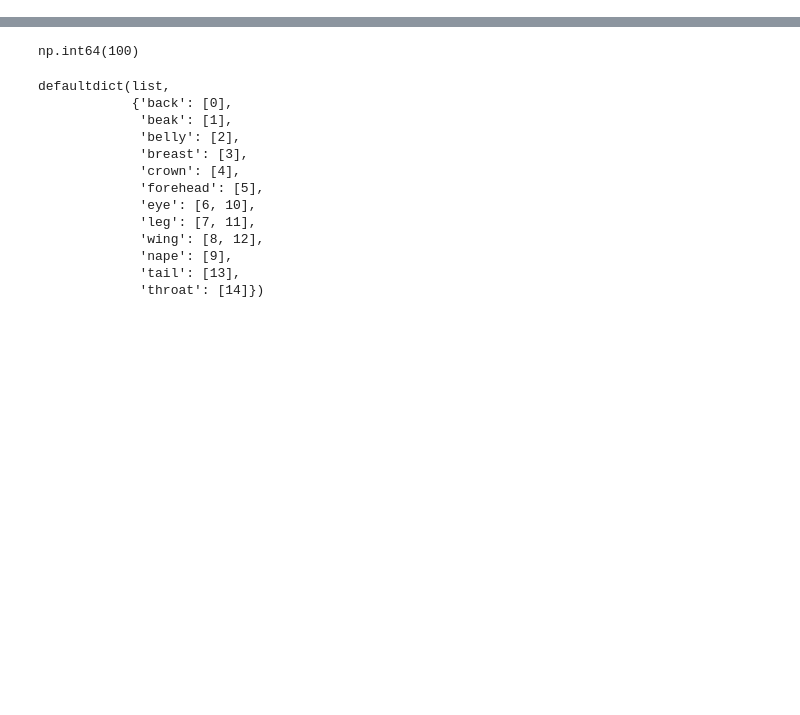
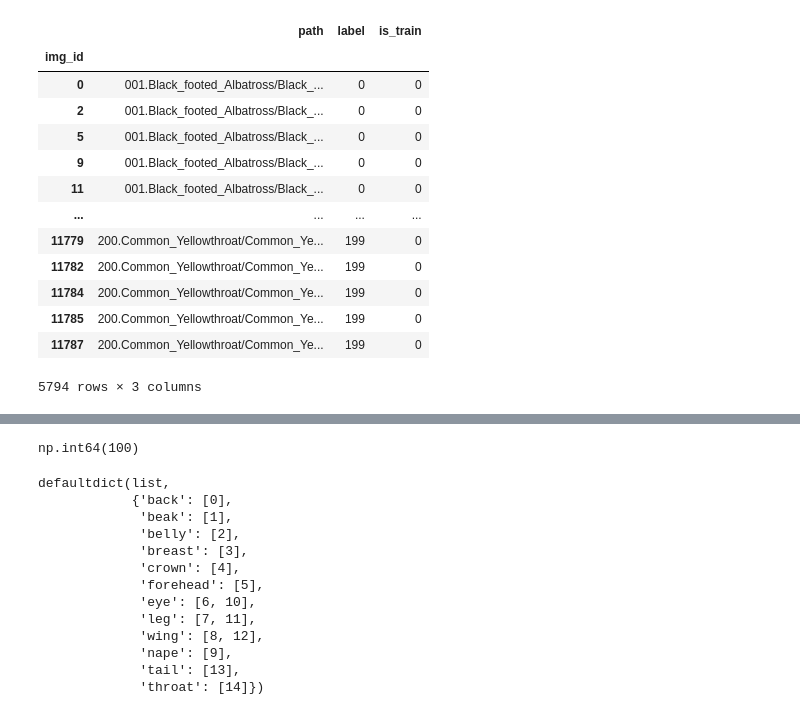
Before and after one commit to zijizhu/cbm-loc-enhance, a Jupyter notebook: Patch_Drop.ipynb, the cells around one changed output, grey strips where cells are left out. Cells and saved outputs as stored; diff of their text form; code cells hidden in the pictures; blank space fills up the shorter version.

```diff
--- a/Patch_Drop.ipynb
+++ b/Patch_Drop.ipynb
@@ -155,11 +154,5 @@ class CUBConceptDataset(Dataset):
         return im_pt, label, attr
 # %%
 dataset = CUBConceptDataset(data_root=os.path.expanduser("~/Developer/Research/datasets/"), drop_attribute_index=1)
-print(len(dataset))
-all_sample_attrs = []
-for i in tqdm(range(len(dataset))):
-    _, _, attr = dataset[i]
-    all_sample_attrs.append(attr)
-
-torch.stack(all_sample_attrs)
+dataset.samples_df
 # %% [output]
@@ -182 +173,51 @@ tensor([[0, 1, 0,  ..., 0, 0, 0],
+# %%
+label2attr = dict()
+with open(Path("data") / "CUB" / "class_attr_data_10" / "train.pkl", "rb") as fp:
+    train_attribute_anns = pkl.load(fp)
+
+for ann in train_attribute_anns:
+    label, attribute_vector = ann["class_label"], ann["attribute_label"]
+    if label not in label2attr:
+        label2attr[label] = attribute_vector
+
+attributes = torch.tensor([label2attr[i] for i in range(len(label2attr))], dtype=torch.long)
+
+data_root = os.path.expanduser("~/Developer/Research/datasets/")
+images_df = pd.read_csv(
+    Path(data_root) / "CUB_200_2011" / "images.txt",
+    header=None,
+    delimiter=" ",
+    names=["img_id", "path"],
+    usecols=[0, 1],
+    index_col=0
+)
+splits_df = pd.read_csv(
+    Path(data_root) / "CUB_200_2011" / "train_test_split.txt",
+    header=None,
+    delimiter=" ",
+    names=["img_id", "is_train"],
+    usecols=[0, 1],
+    index_col=0
+)
+images_df.index = images_df.index - 1
+splits_df.index = splits_df.index - 1
+images_df["label"] = images_df["path"].str.split(".").str[0].astype(int) - 1
+samples_df = pd.concat([images_df, splits_df], axis=1)
+samples_df = samples_df.loc[samples_df["is_train"] == 0]
+samples_df
+# %% [output]
+|  | path | label | is_train |
+| img_id |  |  |  |
+| 0 | 001.Black_footed_Albatross/Black_... | 0 | 0 |
+| 2 | 001.Black_footed_Albatross/Black_... | 0 | 0 |
+| 5 | 001.Black_footed_Albatross/Black_... | 0 | 0 |
+| 9 | 001.Black_footed_Albatross/Black_... | 0 | 0 |
+| 11 | 001.Black_footed_Albatross/Black_... | 0 | 0 |
+| ... | ... | ... | ... |
+| 11779 | 200.Common_Yellowthroat/Common_Ye... | 199 | 0 |
+| 11782 | 200.Common_Yellowthroat/Common_Ye... | 199 | 0 |
+| 11784 | 200.Common_Yellowthroat/Common_Ye... | 199 | 0 |
+| 11785 | 200.Common_Yellowthroat/Common_Ye... | 199 | 0 |
+| 11787 | 200.Common_Yellowthroat/Common_Ye... | 199 | 0 |
+5794 rows × 3 columns
 # %%
```
Also changed, not shown: parts of 3 cells of this notebook, 3 other files.
